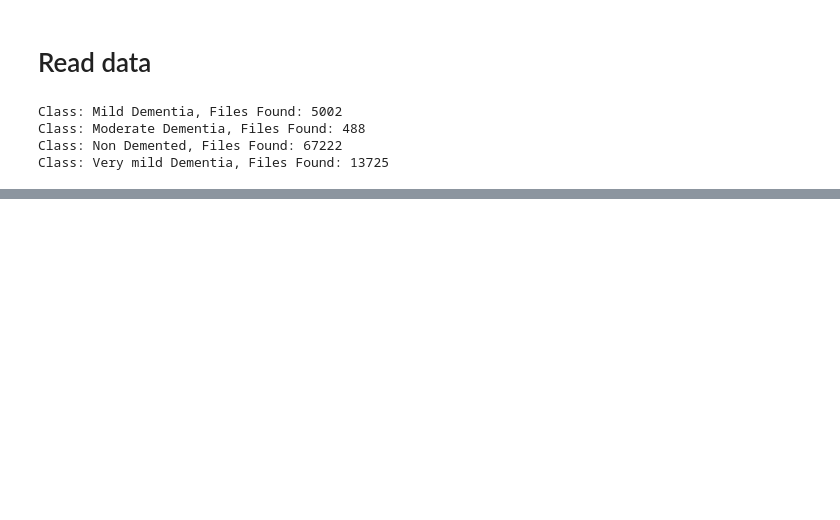
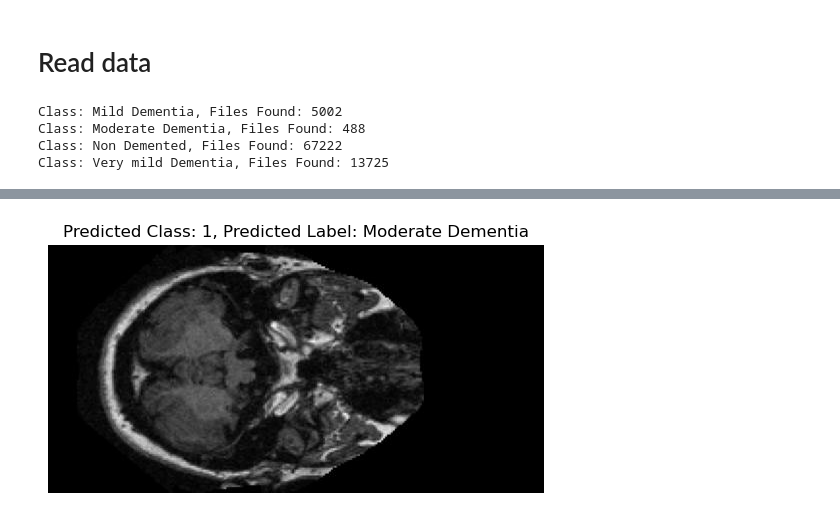
Before and after one commit to Hutt01/AAUTIA2, a Jupyter notebook: FJSL_Alzheimer_Classification.ipynb, the cells around one changed output, grey strips where cells are left out. Cells and saved outputs as stored; diff of their text form; code cells hidden in the pictures; blank space fills up the shorter version.

```diff
--- a/FJSL_Alzheimer_Classification.ipynb
+++ b/FJSL_Alzheimer_Classification.ipynb
@@ -50,0 +250,29 @@ plt.show()
+# %%
+from tensorflow.keras.models import load_model
+import numpy as np
+import matplotlib.pyplot as plt
+
+# Testing on a Single Image
+test_image_path = 'Data/Moderate Dementia/OAS1_0308_MR1_mpr-1_105.jpg'
+test_image = preprocess_image(test_image_path)
+test_image = tf.expand_dims(test_image, axis=0)  # Adding batch dimension
+
+prediction = model.predict(test_image)
+predicted_class = label_binarizer.inverse_transform(prediction)[0]
+print(f"Predicted Class: {predicted_class}")
+
+if predicted_class==0:
+    pred_label="Mild Dementia"
+elif predicted_class==1:
+    pred_label="Moderate Dementia"
+elif predicted_class==2:
+    pred_label="Non Demented"
+else:
+    pred_label="Very Mild Dementia"
+
+# Display Image + Prediction
+plt.imshow(plt.imread(test_image_path))
+plt.title(f"Predicted Class: {predicted_class}, Predicted Label: {pred_label}")
+plt.axis('off')
+plt.show()
+# %% [output]
@@ -50,0 +281 @@ plt.show()
+[figure, added]
```
Also changed, not shown: parts of 9 cells of this notebook.
